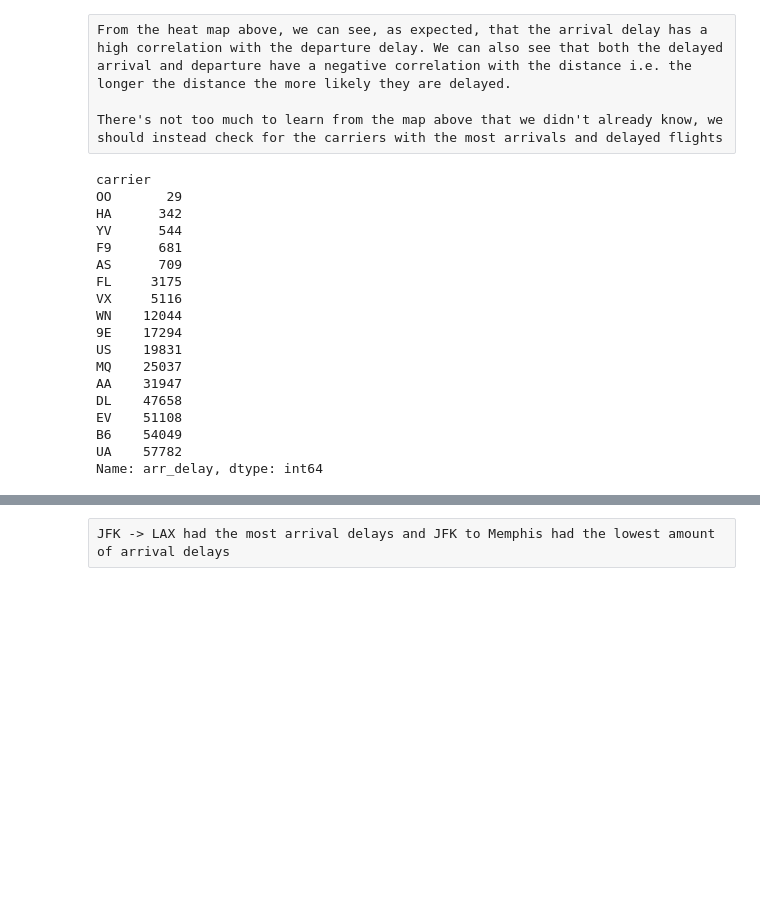
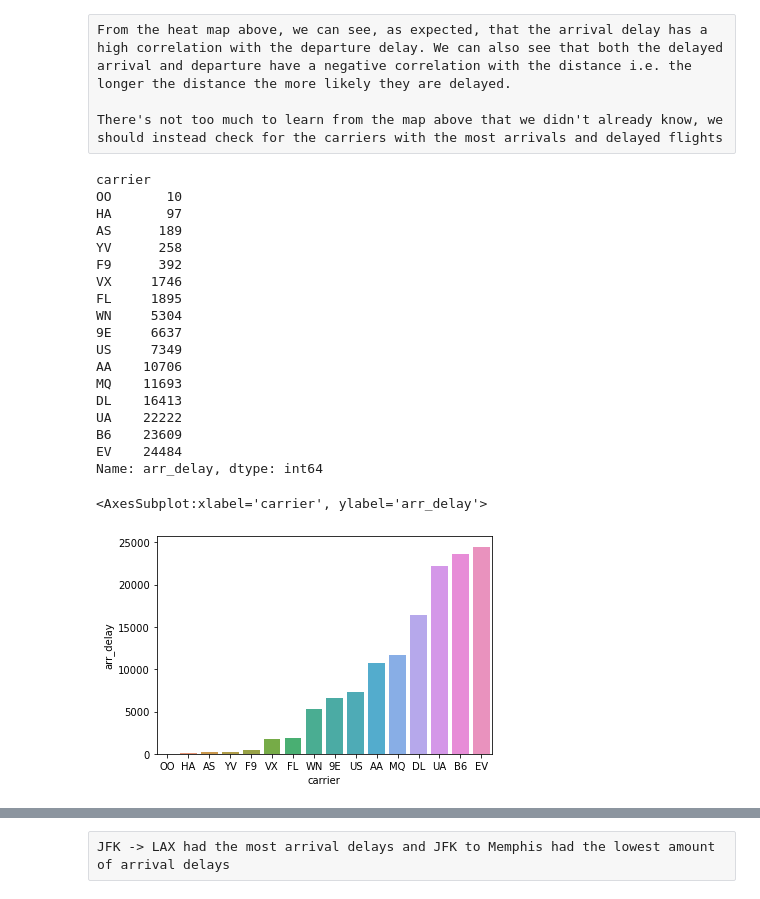
Before and after one commit to Emmanuel96/airline_dataset_analysis, a Jupyter notebook: Jupiter_analysis.ipynb, the cells around one changed output, grey strips where cells are left out. Cells and saved outputs as stored; diff of their text form; code cells hidden in the pictures; blank space fills up the shorter version.

```diff
--- a/Jupiter_analysis.ipynb
+++ b/Jupiter_analysis.ipynb
@@ -53,26 +55,34 @@ From the heat map above, we can see, as expected, that the arrival delay has a h
 
 There's not too much to learn from the map above that we didn't already know, we should instead check for the carriers with the most arrivals and delayed flights
 # %%
-#2 View of the total amount of delayed arrival time
-delayed_arrivals = df.groupby('carrier')['arr_delay'].count().sort_values()
+# View of the total amount of flights with delayed arrivals per airline
+delayed_arrivals = df[df['arr_delay'] > 0]
+delayed_arrivals = delayed_arrivals.groupby('carrier')['arr_delay'].count().sort_values()
 print(delayed_arrivals)
 # %% [output]
 carrier
-OO       29
-HA      342
-YV      544
-F9      681
-AS      709
-FL     3175
-VX     5116
-WN    12044
-9E    17294
-US    19831
-MQ    25037
-AA    31947
-DL    47658
-EV    51108
-B6    54049
-UA    57782
+OO       10
+HA       97
+AS      189
+YV      258
+F9      392
+VX     1746
+FL     1895
+WN     5304
+9E     6637
+US     7349
+AA    10706
+MQ    11693
+DL    16413
+UA    22222
+B6    23609
+EV    24484
 Name: arr_delay, dtype: int64
+# %%
+# sns.barplot(x="day", y="total_bill", hue="sex", data=tips)
+
+sns.barplot(x = "carrier", y ="arr_delay", data =delayed_arrivals.reset_index())
+# %% [output]
+<AxesSubplot:xlabel='carrier', ylabel='arr_delay'>
+[figure, added]
 # %% [raw]
```
Also changed, not shown: parts of 24 cells of this notebook.
